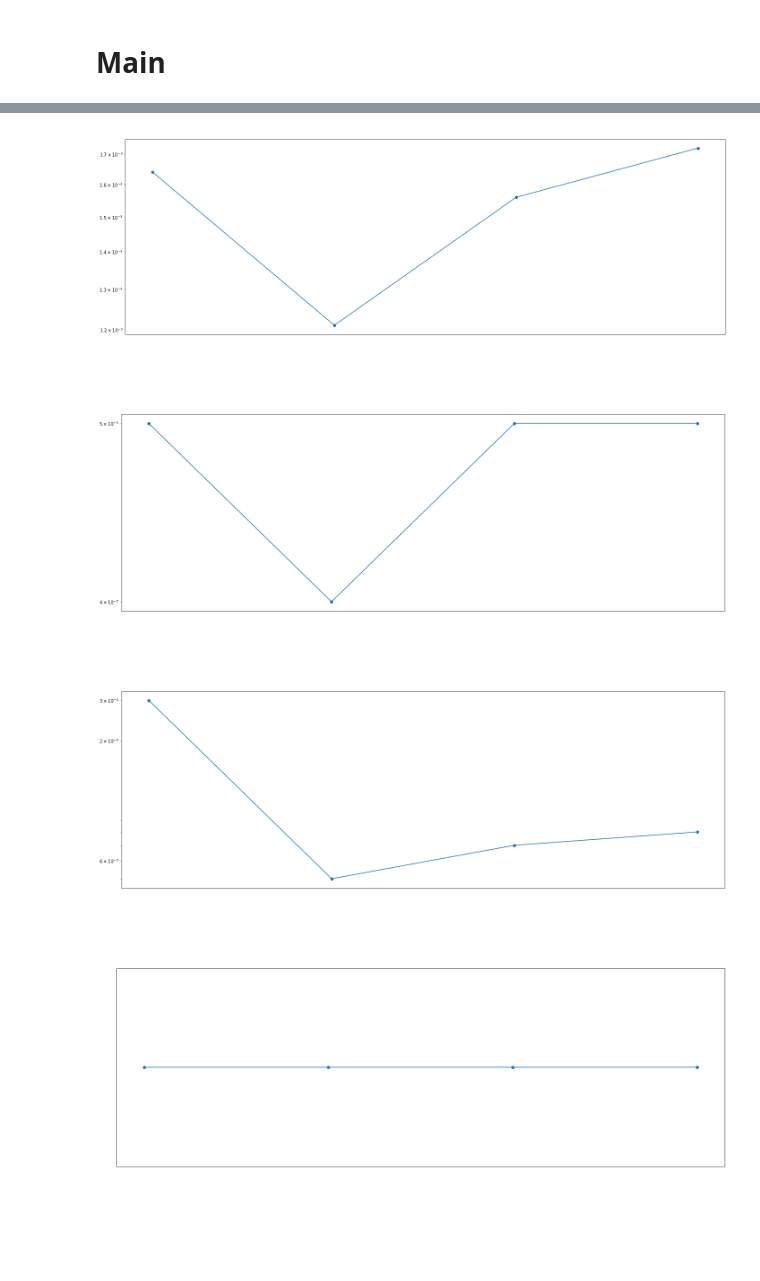
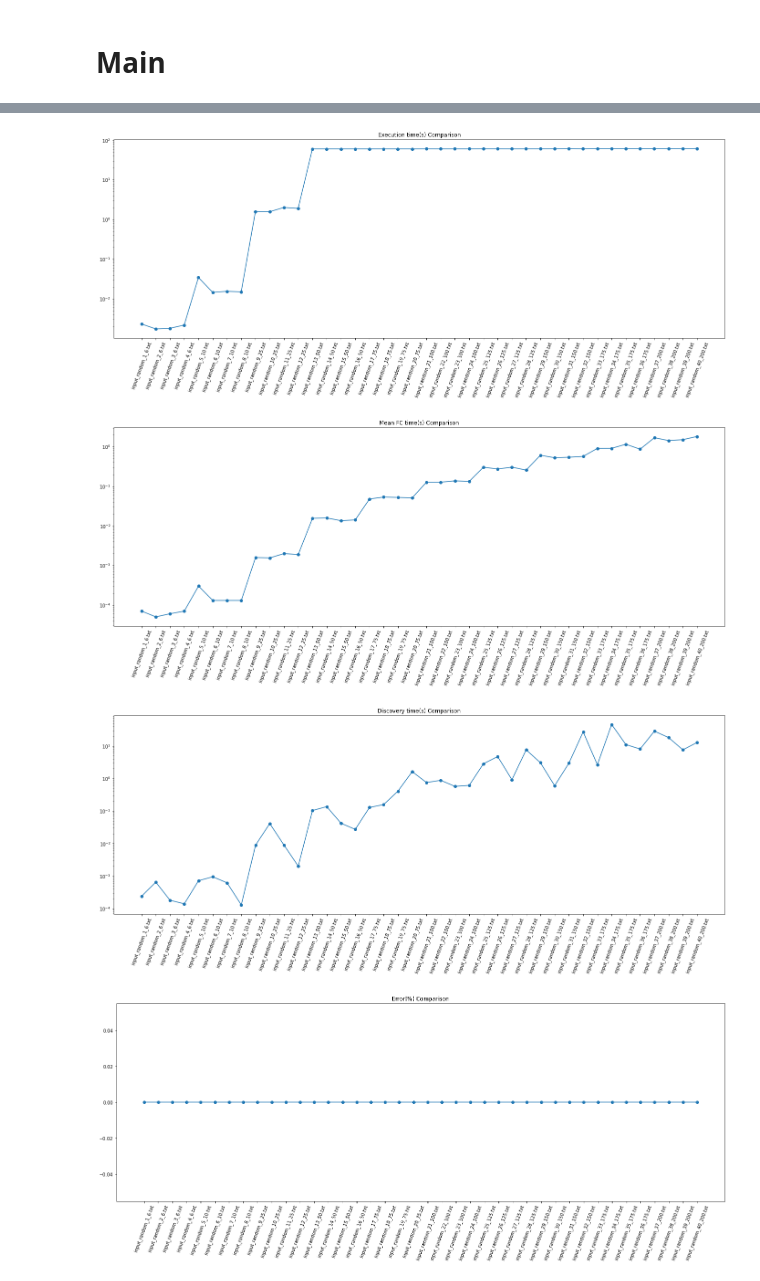
Before and after one commit to cipz/AlgoritmiAvanzati, a Jupyter notebook: Homework3/hm3.ipynb, the cells around one changed output, grey strips where cells are left out. Saved outputs shown, nothing was run; the diff lists cells and outputs as text; code cells hidden in the pictures; blank space fills up the shorter version.

```diff
--- a/Homework3/hm3.ipynb
+++ b/Homework3/hm3.ipynb
@@ -269,58 +281,73 @@ for r in res:
 
 fig1, ax1 = plt.subplots(nrows=1, ncols=1)
 fig2, ax2 = plt.subplots(nrows=1, ncols=1)
 fig3, ax3 = plt.subplots(nrows=1, ncols=1)
 fig4, ax4 = plt.subplots(nrows=1, ncols=1)
+fig5, ax5 = plt.subplots(nrows=1, ncols=1)
 
 fig1.set_figwidth(24)
 fig1.set_figheight(8)
 fig2.set_figwidth(24)
 fig2.set_figheight(8)
 fig3.set_figwidth(24)
 fig3.set_figheight(8)
 fig4.set_figwidth(24)
 fig4.set_figheight(8)
+fig5.set_figwidth(24)
+fig5.set_figheight(8)
 
-ax1.plot(list(input.keys()), exec_times)
-ax1.scatter(list(input.keys()), exec_times)
-ax1.set_xticklabels(list(input.keys()),rotation=70)
+ax1.plot(list(inputs.keys()), exec_times)
+ax1.scatter(list(inputs.keys()), exec_times)
+ax1.set_xticklabels(list(inputs.keys()),rotation=70)
 ax1.set_title("Execution time(s) Comparison")
-ax1.tick_params(axis='x', colors='white')
-ax1.tick_params(axis='y', colors='white')
-ax1.title.set_color('white')
+ax1.tick_params(axis='x', colors='black')
+ax1.tick_params(axis='y', colors='black')
+ax1.title.set_color('black')
 ax1.set_yscale("log")
 fig1.show()
 
-ax2.plot(list(input.keys()), mean_fc_times)
-ax2.scatter(list(input.keys()), mean_fc_times)
-ax2.set_xticklabels(list(input.keys()),rotation=70)
+ax2.plot(list(inputs.keys()), mean_fc_times)
+ax2.scatter(list(inputs.keys()), mean_fc_times)
+ax2.set_xticklabels(list(inputs.keys()),rotation=70)
 ax2.set_title("Mean FC time(s) Comparison")
-ax2.tick_params(axis='x', colors='white')
-ax2.tick_params(axis='y', colors='white')
-ax2.title.set_color('white')
+ax2.tick_params(axis='x', colors='black')
+ax2.tick_params(axis='y', colors='black')
+ax2.title.set_color('black')
 ax2.set_yscale("log")
 fig2.show()
 
-ax3.plot(list(input.keys()), discovery_times)
-ax3.scatter(list(input.keys()), discovery_times)
-ax3.set_xticklabels(list(input.keys()),rotation=70)
+ax3.plot(list(inputs.keys()), discovery_times)
+ax3.scatter(list(inputs.keys()), discovery_times)
+ax3.set_xticklabels(list(inputs.keys()),rotation=70)
 ax3.set_title("Discovery time(s) Comparison")
-ax3.tick_params(axis='x', colors='white')
-ax3.tick_params(axis='y', colors='white')
-ax3.title.set_color('white')
+ax3.tick_params(axis='x', colors='black')
+ax3.tick_params(axis='y', colors='black')
+ax3.title.set_color('black')
 ax3.set_yscale("log")
 fig3.show()
 
-ax4.plot(list(input.keys()), errors)
-ax4.scatter(list(input.keys()), errors)
-ax4.set_xticklabels(list(input.keys()),rotation=70)
+ax4.plot(list(inputs.keys()), errors)
+ax4.scatter(list(inputs.keys()), errors)
+ax4.set_xticklabels(list(inputs.keys()),rotation=70)
 ax4.set_title("Error(%) Comparison")
-ax4.tick_params(axis='x', colors='white')
-ax4.tick_params(axis='y', colors='white')
-ax4.title.set_color('white')
+ax4.tick_params(axis='x', colors='black')
+ax4.tick_params(axis='y', colors='black')
+ax4.title.set_color('black')
 fig4.show()
+
+ax5.plot(list(inputs.keys()), discovery_times)
+ax5.scatter(list(inputs.keys()), discovery_times)
+ax5.plot(list(inputs.keys()), exec_times)
+ax5.scatter(list(inputs.keys()), exec_times)
+ax5.set_xticklabels(list(inputs.keys()),rotation=70)
+ax5.set_title("Discovery time with Execution time(s)")
+ax5.tick_params(axis='x', colors='black')
+ax5.tick_params(axis='y', colors='black')
+ax5.set_yscale("log")
+ax5.title.set_color('black')
+fig5.show()
 # %% [output]
-[figure, old version]
+[figure, new version]
-[figure, old version]
+[figure, new version]
-[figure, old version]
+[figure, new version]
-[figure, old version]
+[figure, new version]
```
Also changed, not shown: parts of 4 cells of this notebook.
